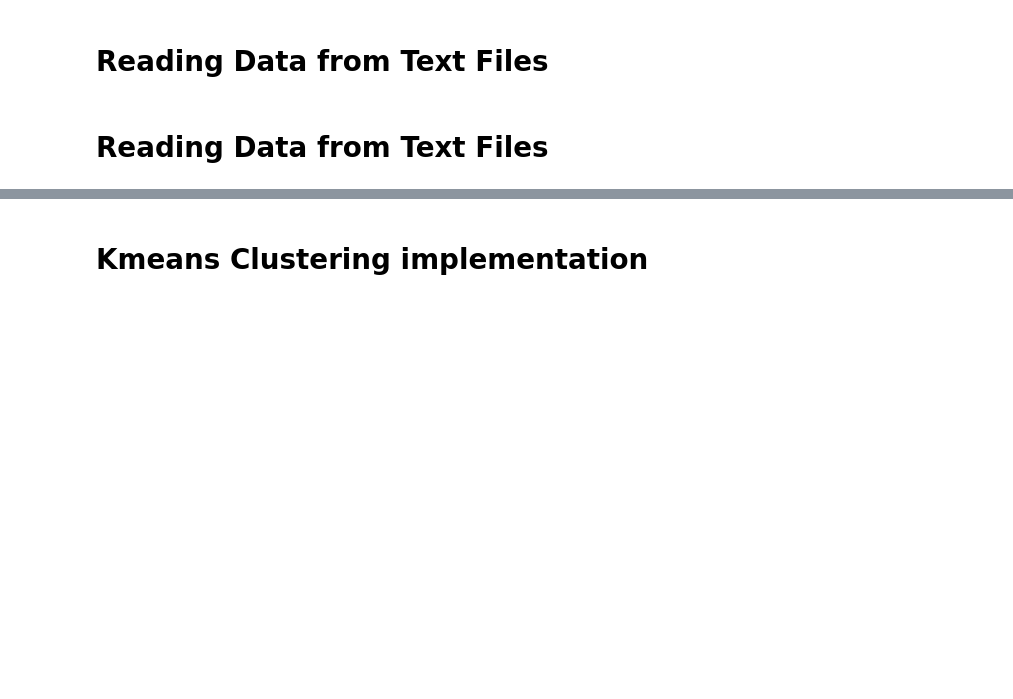
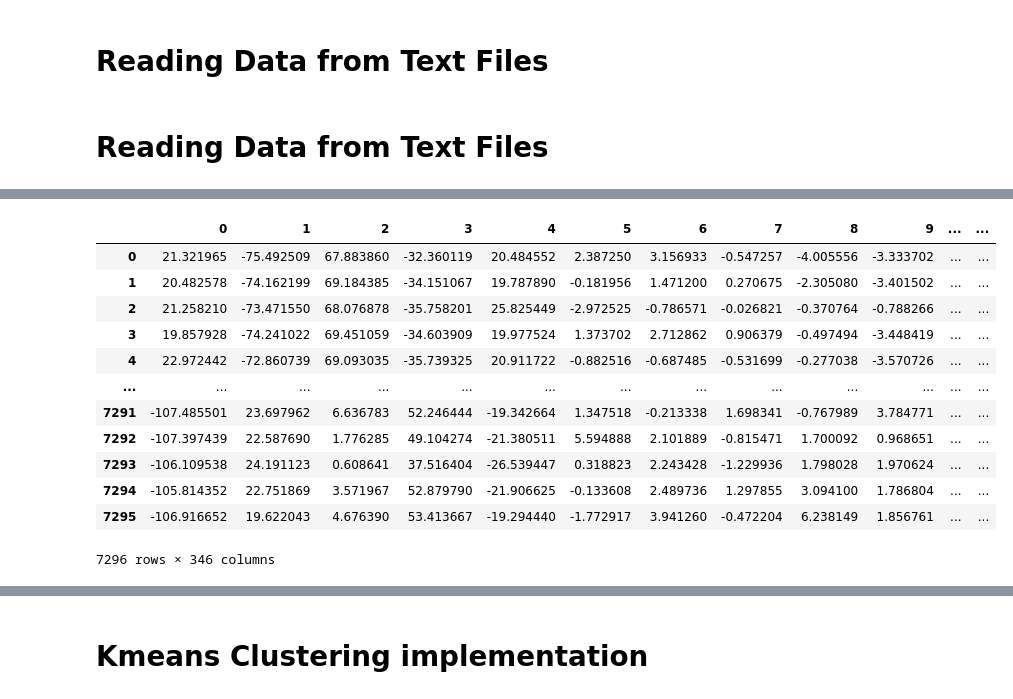
Before and after one commit to husseinkhaled733/Activity-Detection, a Jupyter notebook: Kmeans.ipynb, the cells around one changed output, grey strips where cells are left out. Drawn from its saved outputs; the diff is of its cells as text; code cells hidden in the pictures; blank space fills up the shorter version.

```diff
--- a/Kmeans.ipynb
+++ b/Kmeans.ipynb
@@ -85,0 +175,16 @@ print("Shape of PCA evaluation data:", PCA_evaluation_data.shape)
+# %%
+pd.DataFrame(PCA_training_data)
+# %% [output]
+|  | 0 | 1 | 2 | 3 | 4 | 5 | 6 | 7 | 8 | 9 | ... | ... |
+| 0 | 21.321965 | -75.492509 | 67.883860 | -32.360119 | 20.484552 | 2.387250 | 3.156933 | -0.547257 | -4.005556 | -3.333702 | ... | ... |
+| 1 | 20.482578 | -74.162199 | 69.184385 | -34.151067 | 19.787890 | -0.181956 | 1.471200 | 0.270675 | -2.305080 | -3.401502 | ... | ... |
+| 2 | 21.258210 | -73.471550 | 68.076878 | -35.758201 | 25.825449 | -2.972525 | -0.786571 | -0.026821 | -0.370764 | -0.788266 | ... | ... |
+| 3 | 19.857928 | -74.241022 | 69.451059 | -34.603909 | 19.977524 | 1.373702 | 2.712862 | 0.906379 | -0.497494 | -3.448419 | ... | ... |
+| 4 | 22.972442 | -72.860739 | 69.093035 | -35.739325 | 20.911722 | -0.882516 | -0.687485 | -0.531699 | -0.277038 | -3.570726 | ... | ... |
+| ... | ... | ... | ... | ... | ... | ... | ... | ... | ... | ... | ... | ... |
+| 7291 | -107.485501 | 23.697962 | 6.636783 | 52.246444 | -19.342664 | 1.347518 | -0.213338 | 1.698341 | -0.767989 | 3.784771 | ... | ... |
+| 7292 | -107.397439 | 22.587690 | 1.776285 | 49.104274 | -21.380511 | 5.594888 | 2.101889 | -0.815471 | 1.700092 | 0.968651 | ... | ... |
+| 7293 | -106.109538 | 24.191123 | 0.608641 | 37.516404 | -26.539447 | 0.318823 | 2.243428 | -1.229936 | 1.798028 | 1.970624 | ... | ... |
+| 7294 | -105.814352 | 22.751869 | 3.571967 | 52.879790 | -21.906625 | -0.133608 | 2.489736 | 1.297855 | 3.094100 | 1.786804 | ... | ... |
+| 7295 | -106.916652 | 19.622043 | 4.676390 | 53.413667 | -19.294440 | -1.772917 | 3.941260 | -0.472204 | 6.238149 | 1.856761 | ... | ... |
+7296 rows × 346 columns
```
Also changed, not shown: parts of 16 cells of this notebook, 1 other file.
